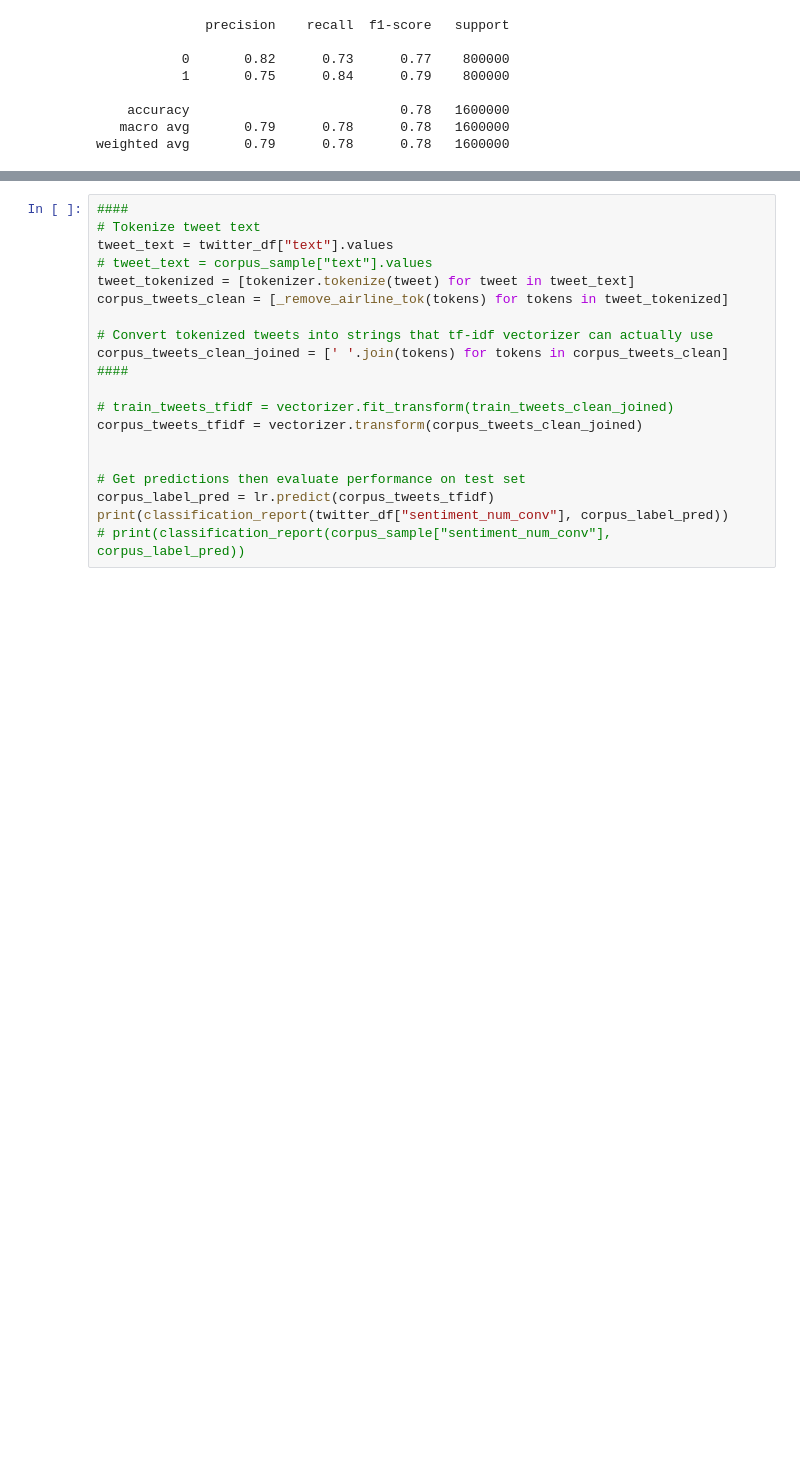
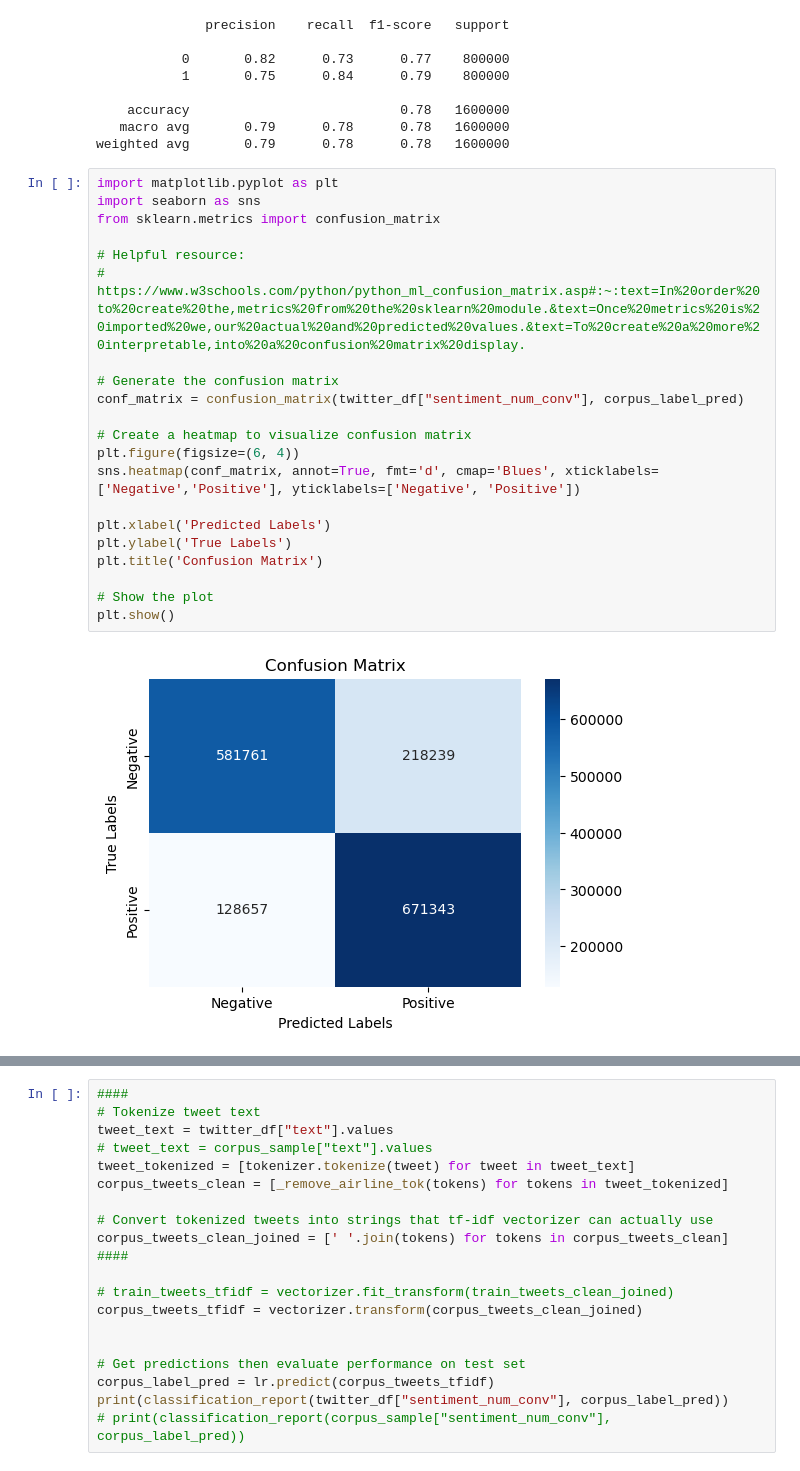
Before and after one commit to ZachG88/INFO498_Twitter_Sentiment, a Jupyter notebook: 498_Final_QLD.ipynb, the cells around one changed output, grey strips where cells are left out. Cells and saved outputs as stored; diff of their text form; blank space fills up the shorter version.

Commit message:
Added confusion matrix for Quang

```diff
--- a/498_Final_QLD.ipynb
+++ b/498_Final_QLD.ipynb
@@ -764,6 +765,29 @@ print(classification_report(twitter_df["sentiment_num_conv"], corpus_label_pred)
     accuracy                           0.78   1600000
    macro avg       0.79      0.78      0.78   1600000
 weighted avg       0.79      0.78      0.78   1600000
+# %%
+import matplotlib.pyplot as plt
+import seaborn as sns
+from sklearn.metrics import confusion_matrix
+
+# Helpful resource:
+# https://www.w3schools.com/python/python_ml_confusion_matrix.asp#:~:text=In%20order%20to%20create%20the,metrics%20from%20the%20sklearn%20module.&text=Once%20metrics%20is%20imported%20we,our%20actual%20and%20predicted%20values.&text=To%20create%20a%20more%20interpretable,into%20a%20confusion%20matrix%20display.
+
+# Generate the confusion matrix
+conf_matrix = confusion_matrix(twitter_df["sentiment_num_conv"], corpus_label_pred)
+
+# Create a heatmap to visualize confusion matrix
+plt.figure(figsize=(6, 4))
+sns.heatmap(conf_matrix, annot=True, fmt='d', cmap='Blues', xticklabels=['Negative','Positive'], yticklabels=['Negative', 'Positive'])
+
+plt.xlabel('Predicted Labels')
+plt.ylabel('True Labels')
+plt.title('Confusion Matrix')
+
+# Show the plot
+plt.show()
+# %% [output]
+[figure, added]
 # %% [markdown]
 #### Research Questions
 
```
Also changed, not shown: parts of 26 cells of this notebook.
